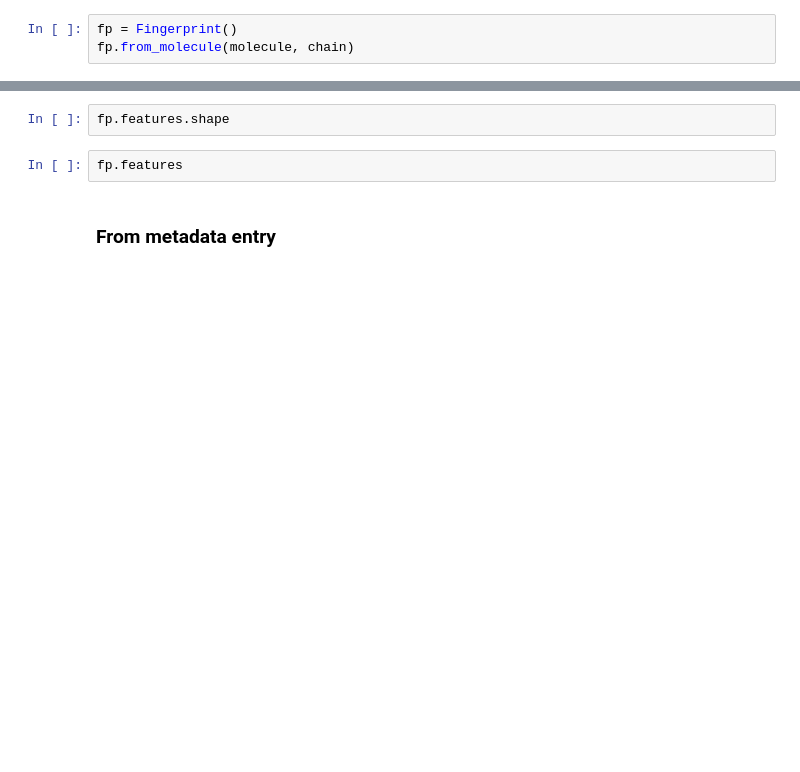
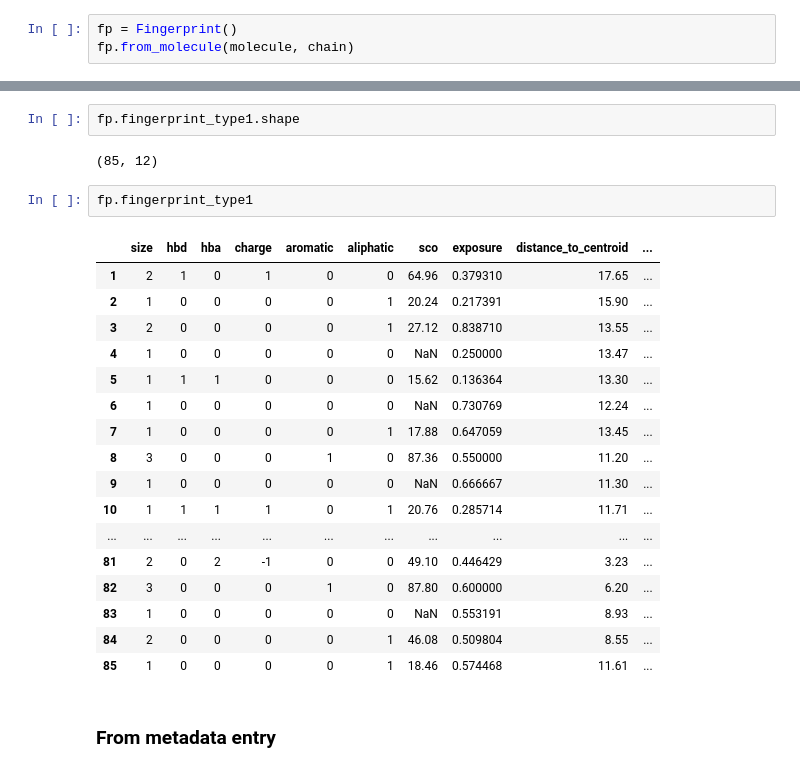
Before and after one commit to volkamerlab/kissim, a Jupyter notebook: scripts/kinsim_tutorial.ipynb, the cells around one changed output, grey strips where cells are left out. Saved outputs shown, nothing was run; the diff lists cells and outputs as text; blank space fills up the shorter version.

```diff
--- a/scripts/kinsim_tutorial.ipynb
+++ b/scripts/kinsim_tutorial.ipynb
@@ -105,7 +114,27 @@ fp.molecule_code
 # %%
-fp.features.shape
+fp.fingerprint_type1.shape
+# %% [output]
+(85, 12)
 # %%
-fp.features
+fp.fingerprint_type1
+# %% [output]
+|  | size | hbd | hba | charge | aromatic | aliphatic | sco | exposure | distance_to_centroid | ... |
+| 1 | 2 | 1 | 0 | 1 | 0 | 0 | 64.96 | 0.379310 | 17.65 | ... |
+| 2 | 1 | 0 | 0 | 0 | 0 | 1 | 20.24 | 0.217391 | 15.90 | ... |
+| 3 | 2 | 0 | 0 | 0 | 0 | 1 | 27.12 | 0.838710 | 13.55 | ... |
+| 4 | 1 | 0 | 0 | 0 | 0 | 0 | NaN | 0.250000 | 13.47 | ... |
+| 5 | 1 | 1 | 1 | 0 | 0 | 0 | 15.62 | 0.136364 | 13.30 | ... |
+| 6 | 1 | 0 | 0 | 0 | 0 | 0 | NaN | 0.730769 | 12.24 | ... |
+| 7 | 1 | 0 | 0 | 0 | 0 | 1 | 17.88 | 0.647059 | 13.45 | ... |
+| 8 | 3 | 0 | 0 | 0 | 1 | 0 | 87.36 | 0.550000 | 11.20 | ... |
+| 9 | 1 | 0 | 0 | 0 | 0 | 0 | NaN | 0.666667 | 11.30 | ... |
+| 10 | 1 | 1 | 1 | 1 | 0 | 1 | 20.76 | 0.285714 | 11.71 | ... |
+| ... | ... | ... | ... | ... | ... | ... | ... | ... | ... | ... |
+| 81 | 2 | 0 | 2 | -1 | 0 | 0 | 49.10 | 0.446429 | 3.23 | ... |
+| 82 | 3 | 0 | 0 | 0 | 1 | 0 | 87.80 | 0.600000 | 6.20 | ... |
+| 83 | 1 | 0 | 0 | 0 | 0 | 0 | NaN | 0.553191 | 8.93 | ... |
+| 84 | 2 | 0 | 0 | 0 | 0 | 1 | 46.08 | 0.509804 | 8.55 | ... |
+| 85 | 1 | 0 | 0 | 0 | 0 | 1 | 18.46 | 0.574468 | 11.61 | ... |
 # %% [markdown]
 ### From metadata entry
 # %%
```
Also changed, not shown: parts of 20 cells of this notebook.
